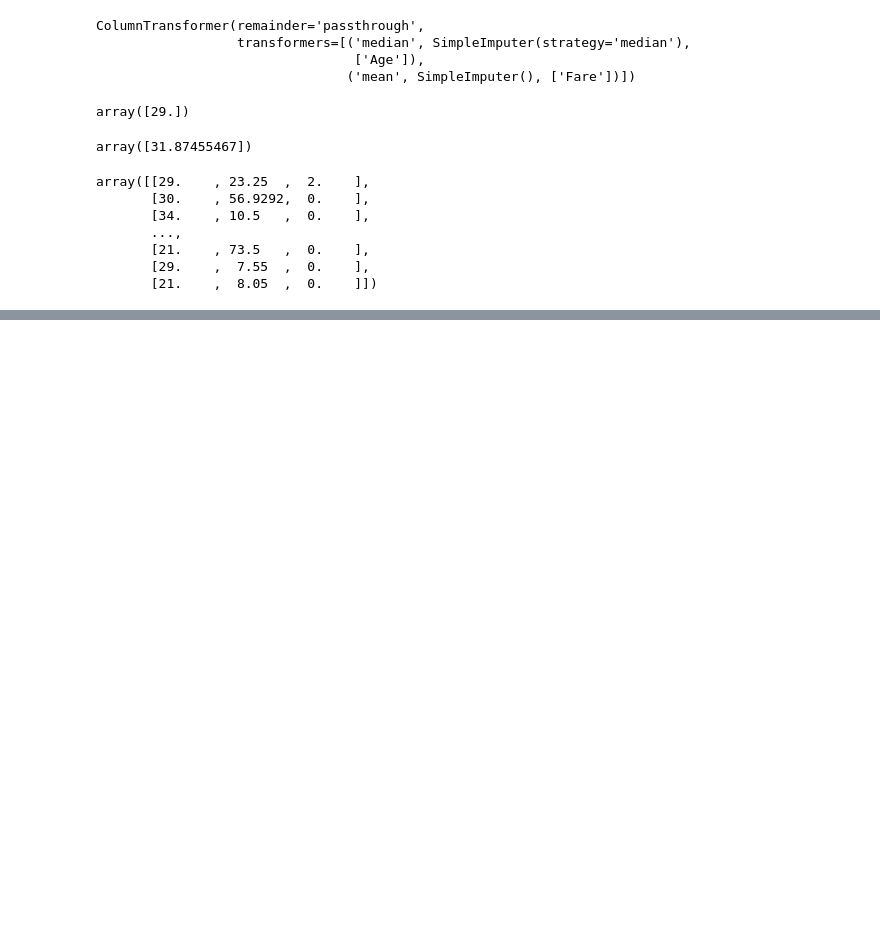
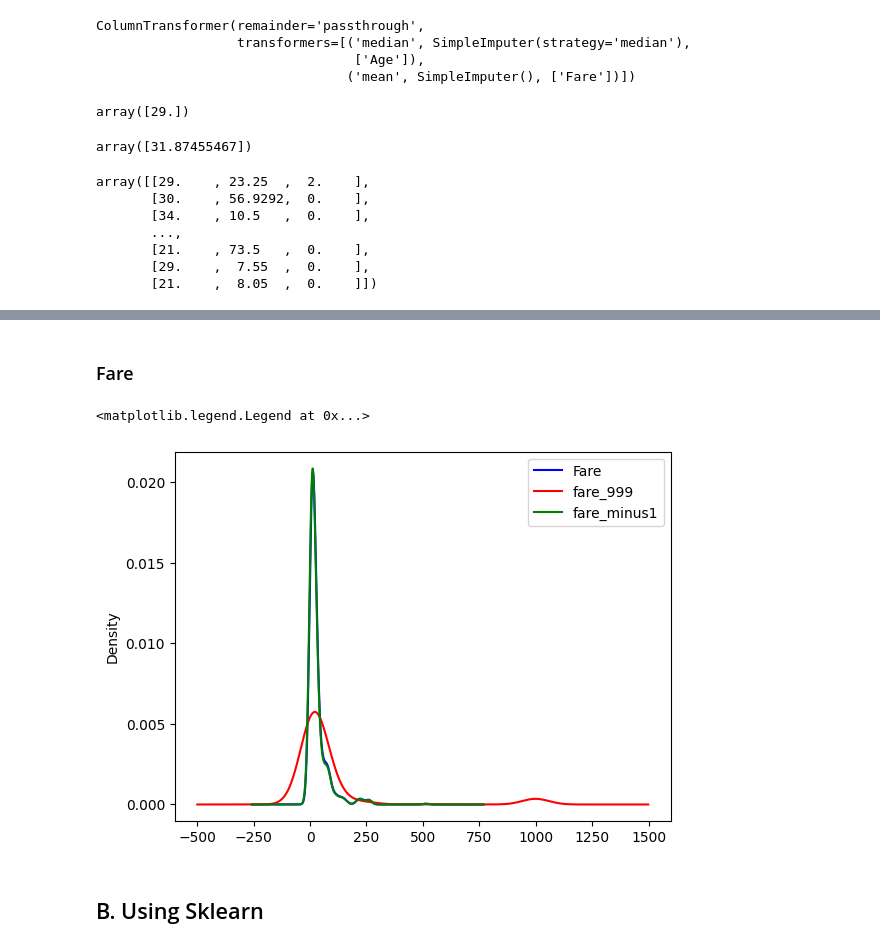
Before and after one commit to MitVinay/Machine-Learning, a Jupyter notebook: Feature-Engineering/Feature-transformation/handling_missing_data/handling_missing_data_numerical.ipynb, the cells around one changed output, grey strips where cells are left out. Saved outputs shown, nothing was run; the diff lists cells and outputs as text; code cells hidden in the pictures; blank space fills up the shorter version.

```diff
--- a/Feature-Engineering/Feature-transformation/handling_missing_data/handling_missing_data_numerical.ipynb
+++ b/Feature-Engineering/Feature-transformation/handling_missing_data/handling_missing_data_numerical.ipynb
@@ -231,0 +308,17 @@ array([[29.    , 23.25  ,  2.    ],
+# %% [markdown]
+### Fare
+# %%
+fig = plt.figure()
+ax = fig.add_subplot(111)
+
+X_traina['Fare'].plot(kind = 'kde', ax = ax , color = 'blue')
+X_traina['fare_999'].plot(kind = 'kde', ax = ax , color = 'red')
+X_traina['fare_minus1'].plot(kind = 'kde', ax = ax , color = 'green')
+
+lines, labels = ax.get_legend_handles_labels()
+ax.legend(lines, labels, loc = 'best')
+# %% [output]
+<matplotlib.legend.Legend at 0x...>
+[figure, added]
+# %% [markdown]
+## B. Using Sklearn
```
Also changed, not shown: parts of 17 cells of this notebook.
